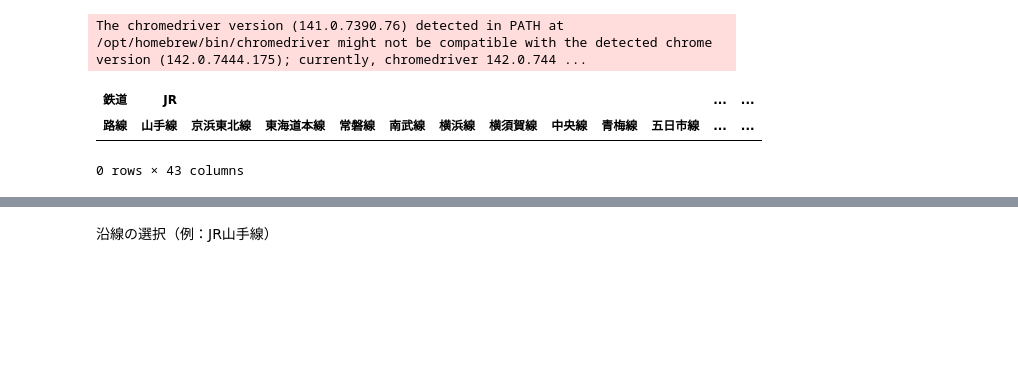
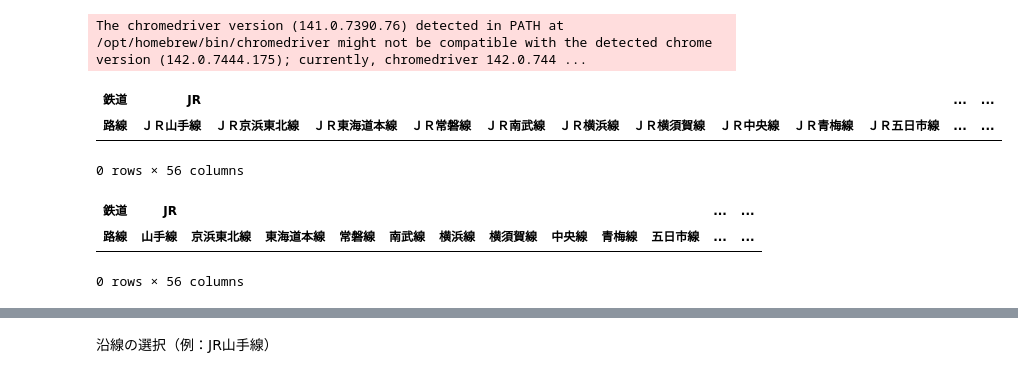
Before and after one commit to Shumpei-eno/test_app, a Jupyter notebook: make_database.ipynb, the cells around one changed output, grey strips where cells are left out. Drawn from its saved outputs; the diff is of its cells as text; code cells hidden in the pictures; blank space fills up the shorter version.

```diff
--- a/make_database.ipynb
+++ b/make_database.ipynb
@@ -70,26 +70,31 @@ cols = pd.MultiIndex.from_tuples(
 use_data = pd.DataFrame(columns=cols)
 # %% [output]
 The chromedriver version (141.0.7390.76) detected in PATH at /opt/homebrew/bin/chromedriver might not be compatible with the detected chrome version (142.0.7444.175); currently, chromedriver 142.0.744 ...
+# %%
+use_data.columns.get_level_values(0)
+use_data_small = use_data.loc[:, use_data.columns.get_level_values(0).isin(["JR", "東京メトロ", "西武鉄道", "東急電鉄", "都営地下鉄"])]
 # %%
-if "東武鉄道" in use_data.columns.get_level_values(0):
-    idx = list(use_data.columns.get_level_values(0)).index("東武鉄道")
-    use_data = use_data.iloc[:, :idx]
+use_data_small
+# %% [output]
+| 鉄道 | JR |  |  |  |  |  |  |  |  |  | ... | ... |
+| 路線 | ＪＲ山手線 | ＪＲ京浜東北線 | ＪＲ東海道本線 | ＪＲ常磐線 | ＪＲ南武線 | ＪＲ横浜線 | ＪＲ横須賀線 | ＪＲ中央線 | ＪＲ青梅線 | ＪＲ五日市線 | ... | ... |
+0 rows × 56 columns
 # %%
 # JRの路線名から"JR"の文字列のみを削除する
 new_columns = []
-for rail, route in use_data.columns:
+for rail, route in use_data_small.columns:
     if rail == "JR":
         # 路線名の"JR"の部分のみ削除（全角・半角に対応）
         new_route = route.replace("JR", "").replace("ＪＲ", "").strip()
         new_columns.append((rail, new_route))
     else:
         new_columns.append((rail, route))
-use_data.columns = pd.MultiIndex.from_tuples(new_columns, names=use_data.columns.names)
-use_data
+use_data_small.columns = pd.MultiIndex.from_tuples(new_columns, names=use_data_small.columns.names)
+use_data_small
 # %% [output]
 | 鉄道 | JR |  |  |  |  |  |  |  |  |  | ... | ... |
 | 路線 | 山手線 | 京浜東北線 | 東海道本線 | 常磐線 | 南武線 | 横浜線 | 横須賀線 | 中央線 | 青梅線 | 五日市線 | ... | ... |
-0 rows × 43 columns
+0 rows × 56 columns
 # %%
 def add_items_under_each_route(df: pd.DataFrame, items) -> pd.DataFrame:
 
```
Also changed, not shown: parts of 14 cells of this notebook, 1 other file.
